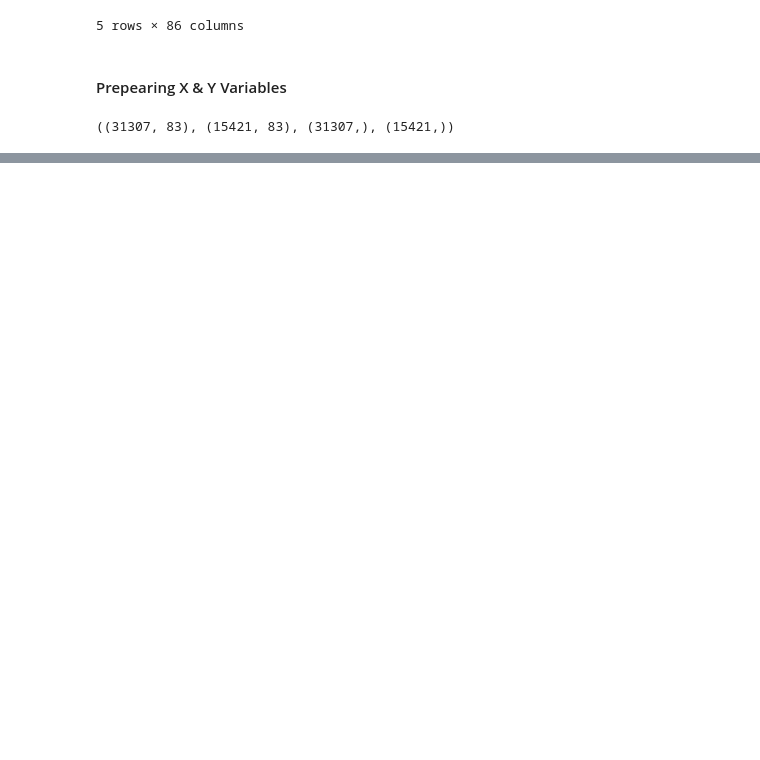
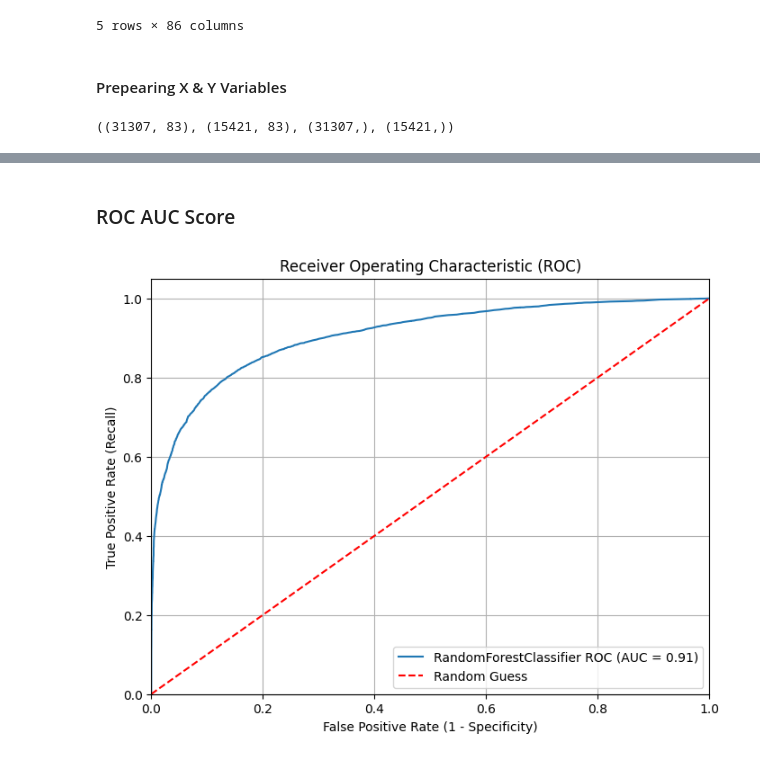
Before and after one commit to sans007/ML_Credit_Card_Defult_Prediction, a Jupyter notebook: Notebook/2.Model_Training.ipynb, the cells around one changed output, grey strips where cells are left out. Drawn from its saved outputs; the diff is of its cells as text; code cells hidden in the pictures; blank space fills up the shorter version.

```diff
--- a/Notebook/2.Model_Training.ipynb
+++ b/Notebook/2.Model_Training.ipynb
@@ -453,0 +499,7 @@ Learning rate set to 0.04483
+# %%
+# model List for Hyperparameter training
+randomcv_models = [
+                   ("RF", RandomForestClassifier(),rf_params),
+
+                    ]
+randomcv_models
@@ -453,0 +689,4 @@ Learning rate set to 0.04483
+# %%
+df_imp = X1[feature_names[:20]]
+df_imp['default'] = df_fr['default']
+df_imp.head()
@@ -453,0 +706,6 @@ Learning rate set to 0.04483
+# %%
+X_imp = df_imp.drop('default',axis=1)
+y_imp = df_imp['default']
+
+X_imp = scaler.fit_transform(X_imp)
+X_imp_train, X_imp_test, y_imp_train, y_imp_test = train_test_split(X_imp, y_imp, test_size=0.2, random_state=42)
@@ -453,0 +779,51 @@ Learning rate set to 0.04483
+# %% [markdown]
+### ROC AUC Score
+# %%
+from sklearn.metrics import roc_curve, roc_auc_score
+
+
+# Define models with AUC
+auc_models = [
+    {
+        'label': 'RandomForestClassifier',
+        'model': RandomForestClassifier(n_estimators=500, min_samples_split=2, max_features=8, max_depth=None),
+    }
+]
+
+# Initialize plot
+plt.figure(figsize=(8, 6))
+
+for algo in auc_models:
+    model = algo['model']
+    label = algo['label']
+
+    # Train model
+    model.fit(X_train, y_train)
+
+    # Get predicted probabilities for class 1
+    y_pred_proba = model.predict_proba(X_test)[:, 1]
+
+    # Calculate ROC and AUC
+    fpr, tpr, thresholds = roc_curve(y_test, y_pred_proba)
+    auc = roc_auc_score(y_test, y_pred_proba)
+
+    # Plot ROC curve
+    plt.plot(fpr, tpr, label=f'{label} ROC (AUC = {auc:.2f})')
+
+# Add diagonal line (random guess)
+plt.plot([0, 1], [0, 1], 'r--', label="Random Guess")
+
+# Customize plot
+plt.xlim([0.0, 1.0])
+plt.ylim([0.0, 1.05])
+plt.xlabel('False Positive Rate (1 - Specificity)')
+plt.ylabel('True Positive Rate (Recall)')
+plt.title('Receiver Operating Characteristic (ROC)')
+plt.legend(loc='lower right')
+plt.grid()
+
+# Save and show plot
+plt.savefig('auc.png')
+plt.show()
+# %% [output]
+[figure, added]
```
Also changed, not shown: parts of 25 cells of this notebook, 5 other files.
